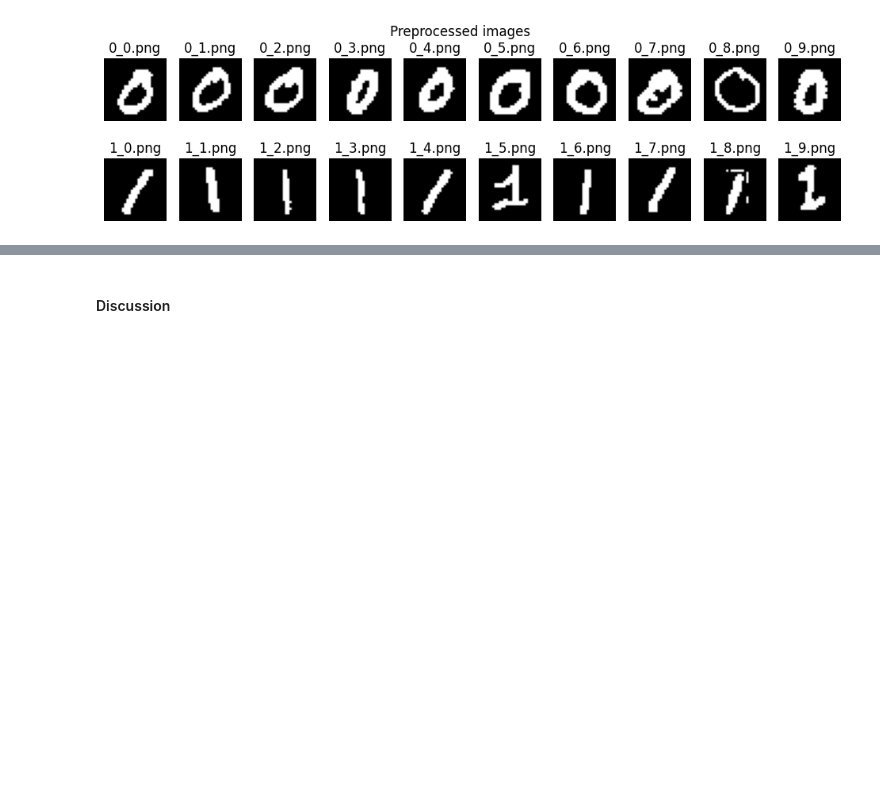
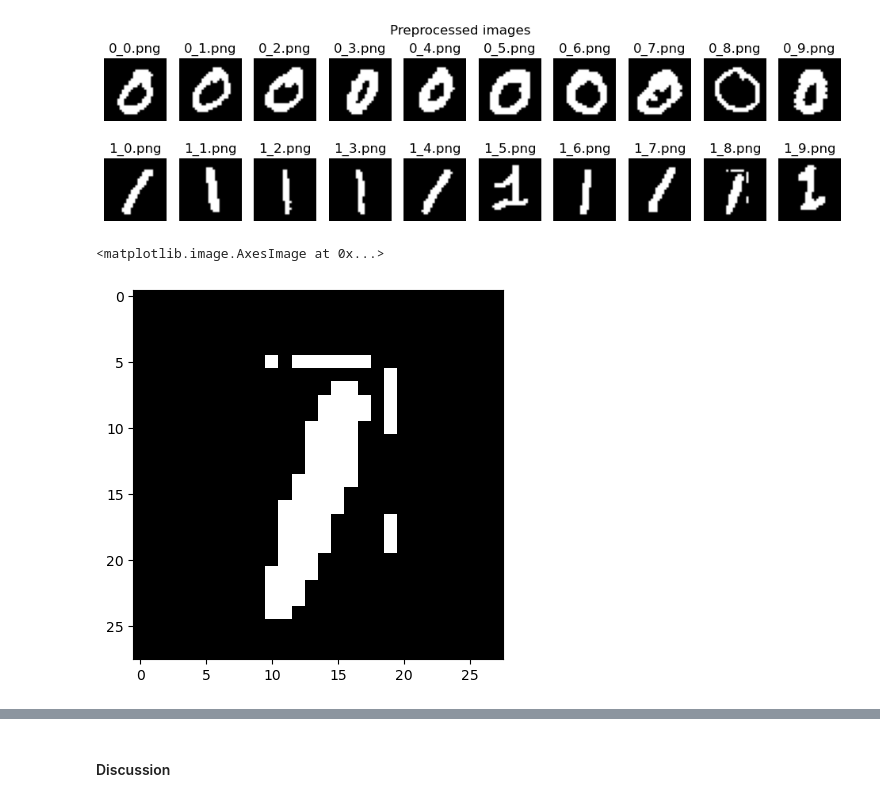
Before and after one commit to OctavioProfeta/iapr, a Jupyter notebook: labs/lab_02_object_description.ipynb, the cells around one changed output, grey strips where cells are left out. Drawn from its saved outputs; the diff is of its cells as text; code cells hidden in the pictures; blank space fills up the shorter version.

```diff
--- a/labs/lab_02_object_description.ipynb
+++ b/labs/lab_02_object_description.ipynb
@@ -166,3 +166,8 @@ fig.suptitle("Preprocessed images")
 plt.show()
 # %% [output]
 [figure]
+# %%
+plt.imshow(ones[8], cmap='gray')
+# %% [output]
+<matplotlib.image.AxesImage at 0x...>
+[figure, added]
```
Also changed, not shown: parts of 4 cells of this notebook.
